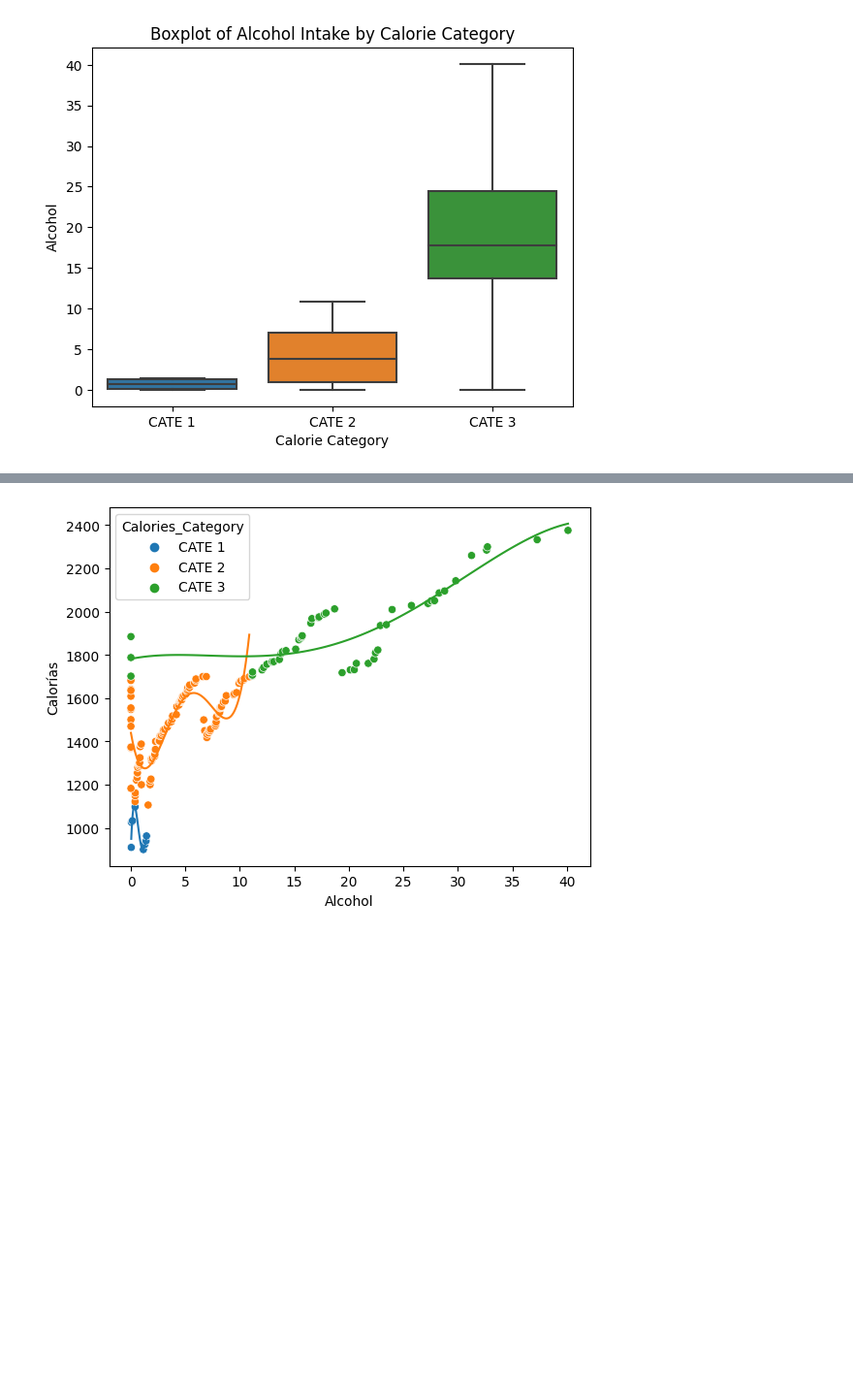
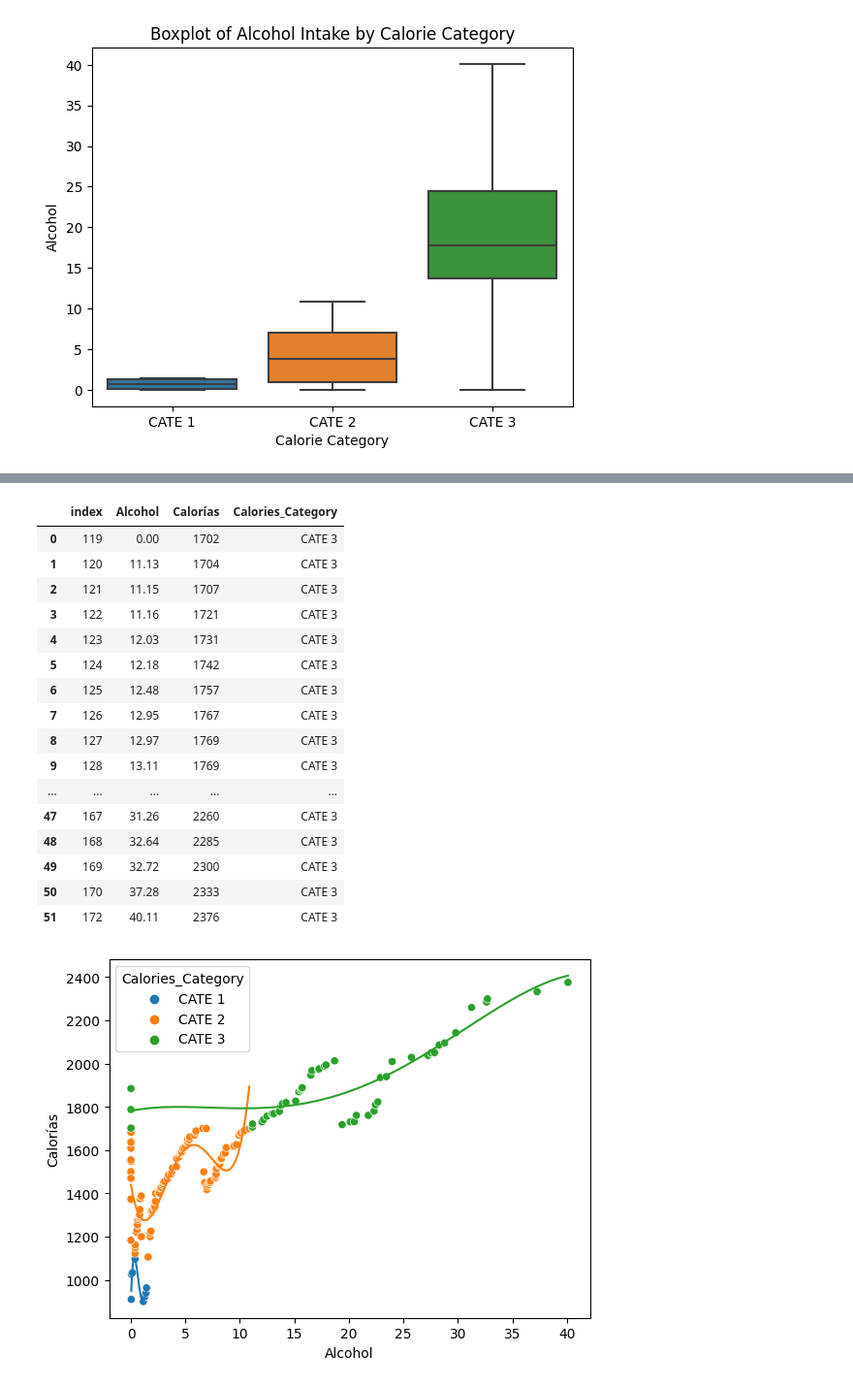
Before and after one commit to prausela/nutri-stats, a Jupyter notebook: main.ipynb, the cells around one changed output, grey strips where cells are left out. Shown: that part at 97% size. Saved outputs shown, nothing was run; the diff lists cells and outputs as text; code cells hidden in the pictures; blank space fills up the shorter version.

```diff
--- a/main.ipynb
+++ b/main.ipynb
@@ -679,3 +743,24 @@ plt.show()
+# %%
+c3_df = nm_df[nm_df[CAL_CAT] == 'CATE 3'][[ALCOHOL, CAL, CAL_CAT]].copy().reset_index()
+c3_df
+# %% [output]
+|  | index | Alcohol | Calorías | Calories_Category |
+| 0 | 119 | 0.00 | 1702 | CATE 3 |
+| 1 | 120 | 11.13 | 1704 | CATE 3 |
+| 2 | 121 | 11.15 | 1707 | CATE 3 |
+| 3 | 122 | 11.16 | 1721 | CATE 3 |
+| 4 | 123 | 12.03 | 1731 | CATE 3 |
+| 5 | 124 | 12.18 | 1742 | CATE 3 |
+| 6 | 125 | 12.48 | 1757 | CATE 3 |
+| 7 | 126 | 12.95 | 1767 | CATE 3 |
+| 8 | 127 | 12.97 | 1769 | CATE 3 |
+| 9 | 128 | 13.11 | 1769 | CATE 3 |
+| ... | ... | ... | ... | ... |
+| 47 | 167 | 31.26 | 2260 | CATE 3 |
+| 48 | 168 | 32.64 | 2285 | CATE 3 |
+| 49 | 169 | 32.72 | 2300 | CATE 3 |
+| 50 | 170 | 37.28 | 2333 | CATE 3 |
+| 51 | 172 | 40.11 | 2376 | CATE 3 |
 # %%
 plt.figure()
 sns.scatterplot(x=ALCOHOL, y=CAL, hue=CAL_CAT, data=nm_df)
```
Also changed, not shown: parts of 5 cells of this notebook.
